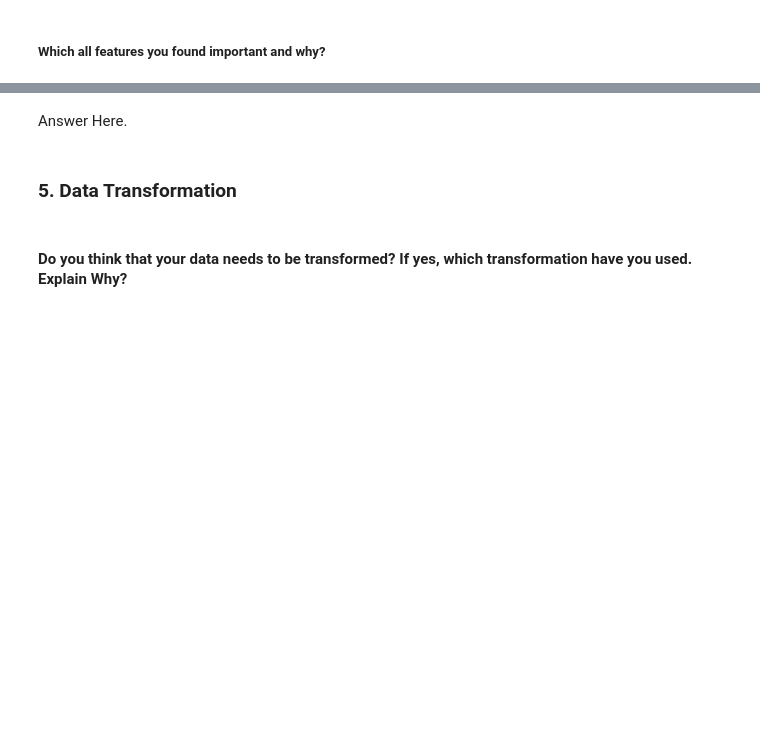
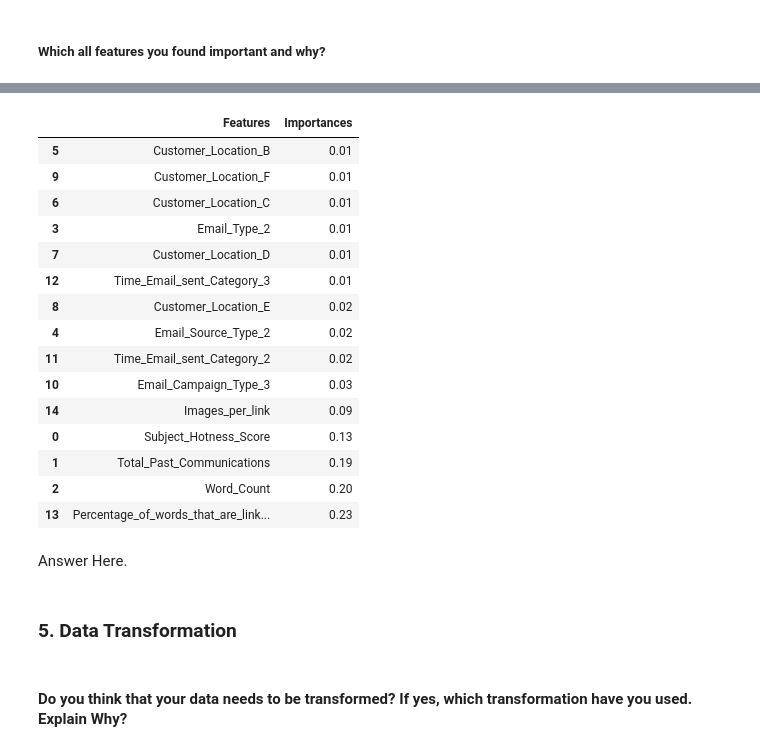
Before and after one commit to abhinav4201/Classification-Email-Campaign-Effectiveness-Prediction, a Jupyter notebook: Email_Campaign_Effectiveness_Prediction_capstone_3.ipynb, the cells around one changed output, grey strips where cells are left out. Cells and saved outputs as stored; diff of their text form; code cells hidden in the pictures; blank space fills up the shorter version.

```diff
--- a/Email_Campaign_Effectiveness_Prediction_capstone_3.ipynb
+++ b/Email_Campaign_Effectiveness_Prediction_capstone_3.ipynb
@@ -1597,0 +1730,4 @@ Answer Here.
+# %%
+#dropping highly correlated values
+df_removed=df_removed_var.drop(['Email_Campaign_Type_2','Customer_Location_G'],axis=1)
+df_removed.shape
@@ -1604,3 +1827,38 @@ Answer Here.
+# %%
+# Embedded Method of validating the feature importances of selected features
+def randomforest_embedded(x,y):
+  # Create the random forest eith hyperparameters
+  model= RandomForestClassifier(n_estimators=550)
+  # Fit the mmodel
+  model.fit(x,y)
+  # get the importance of thr resulting features
+  importances= model.feature_importances_
+  # Create a data frame for visualization
+  final_df= pd.DataFrame({"Features": pd.DataFrame(x).columns, "Importances": importances})
+  final_df.set_index('Importances')
+  # Sort in ascending order to better visualization
+  final_df= final_df.sort_values('Importances')
+  return final_df
+# %%
+# Getting feature importance of selected features
+randomforest_embedded(x=df_removed.drop(["Email_Status"],axis=1),y=df["Email_Status"])
+# %% [output]
+|  | Features | Importances |
+| 5 | Customer_Location_B | 0.01 |
+| 9 | Customer_Location_F | 0.01 |
+| 6 | Customer_Location_C | 0.01 |
+| 3 | Email_Type_2 | 0.01 |
+| 7 | Customer_Location_D | 0.01 |
+| 12 | Time_Email_sent_Category_3 | 0.01 |
+| 8 | Customer_Location_E | 0.02 |
+| 4 | Email_Source_Type_2 | 0.02 |
+| 11 | Time_Email_sent_Category_2 | 0.02 |
+| 10 | Email_Campaign_Type_3 | 0.03 |
+| 14 | Images_per_link | 0.09 |
+| 0 | Subject_Hotness_Score | 0.13 |
+| 1 | Total_Past_Communications | 0.19 |
+| 2 | Word_Count | 0.20 |
+| 13 | Percentage_of_words_that_are_link... | 0.23 |
 # %% [markdown]
 Answer Here.
 # %% [markdown]
```
Also changed, not shown: parts of 28 cells of this notebook.
